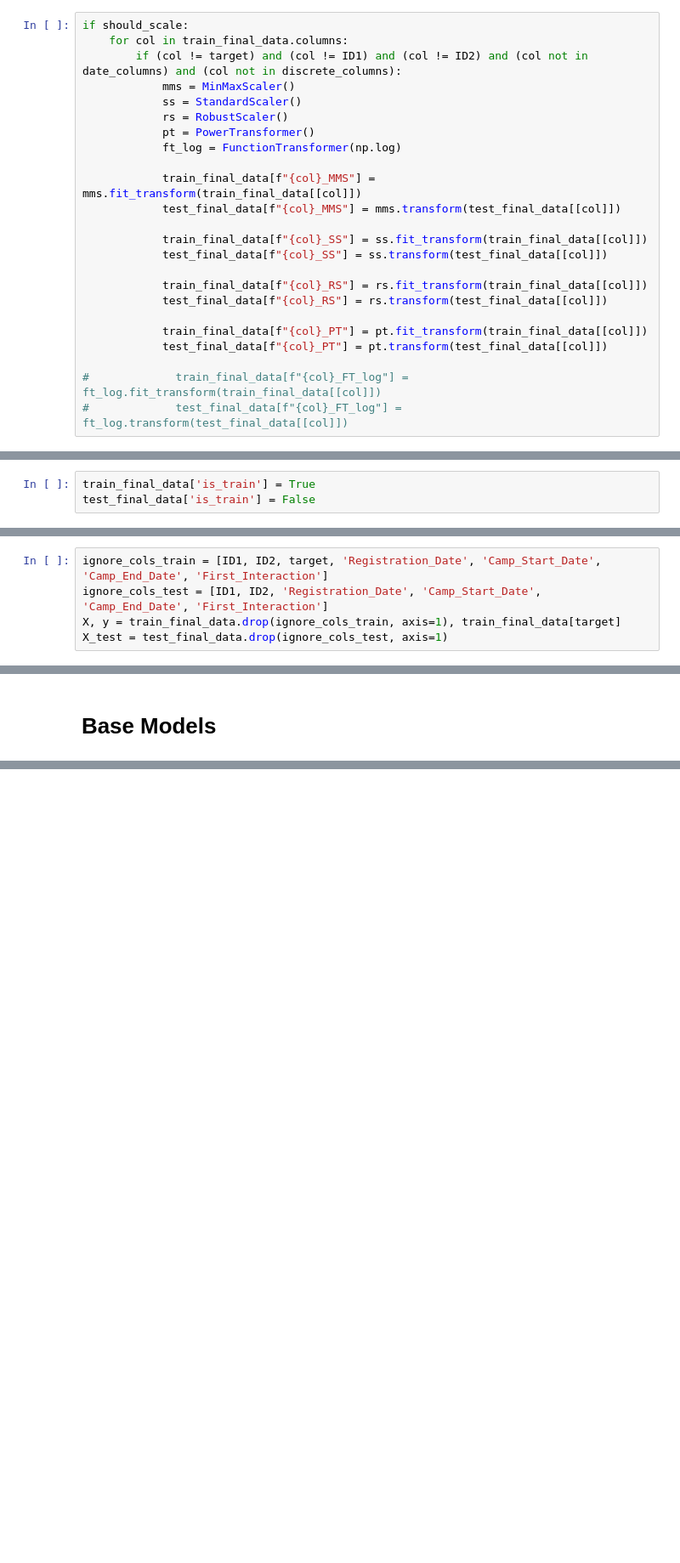
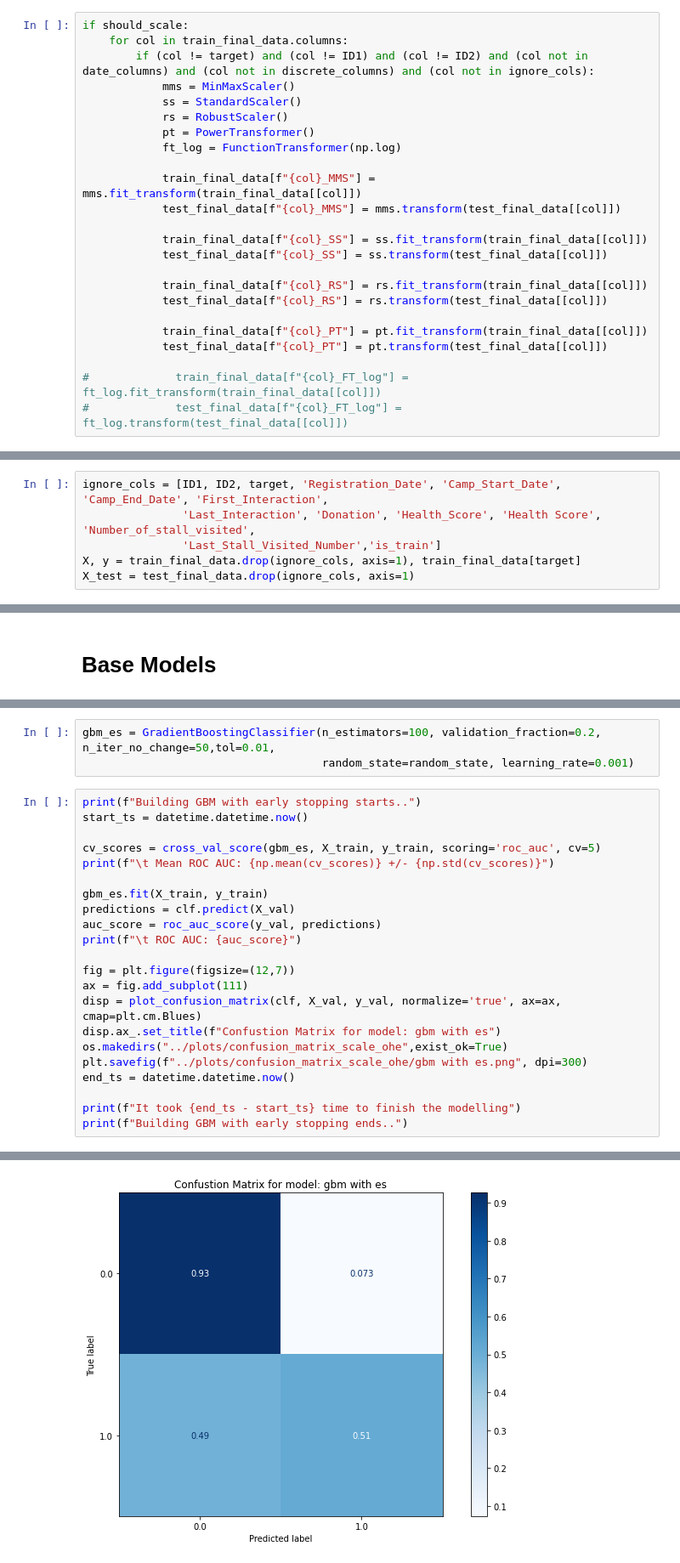
Before and after one commit to teja275/Janatahack-Healthcare-Analytics, a Jupyter notebook: Notebooks/Feature Engineering.ipynb, the cells around one changed output, grey strips where cells are left out. Shown: that part at 85% size. Cells and saved outputs as stored; diff of their text form; blank space fills up the shorter version.

Commit message:
baseline model with feature engg - WIP

```diff
--- a/Notebooks/Feature Engineering.ipynb
+++ b/Notebooks/Feature Engineering.ipynb
@@ -252,7 +252,7 @@ should_scale = True
 # %%
 if should_scale:
     for col in train_final_data.columns:
-        if (col != target) and (col != ID1) and (col != ID2) and (col not in date_columns) and (col not in discrete_columns):
+        if (col != target) and (col != ID1) and (col != ID2) and (col not in date_columns) and (col not in discrete_columns) and (col not in ignore_cols):
             mms = MinMaxScaler()
             ss = StandardScaler()
             rs = RobustScaler()
@@ -275,9 +275,6 @@ if should_scale:
 #             test_final_data[f"{col}_FT_log"] = ft_log.transform(test_final_data[[col]])
 # %% [markdown]
 ## One hot encoding
-# %%
-train_final_data['is_train'] = True
-test_final_data['is_train'] = False
 # %%
 cols_for_ohe = ['Category1', 'Category2', 'City_Type', 'Employer_Category']
 # %%
@@ -288,7 +285,8 @@ test_final_data = pd.concat([test_final_data.drop(cols_for_ohe,axis=1),pd.get_du
 # %%
 from sklearn.model_selection import train_test_split
 # %%
-ignore_cols_train = [ID1, ID2, target, 'Registration_Date', 'Camp_Start_Date', 'Camp_End_Date', 'First_Interaction']
-ignore_cols_test = [ID1, ID2, 'Registration_Date', 'Camp_Start_Date', 'Camp_End_Date', 'First_Interaction']
-X, y = train_final_data.drop(ignore_cols_train, axis=1), train_final_data[target]
-X_test = test_final_data.drop(ignore_cols_test, axis=1)
+ignore_cols = [ID1, ID2, target, 'Registration_Date', 'Camp_Start_Date', 'Camp_End_Date', 'First_Interaction',
+               'Last_Interaction', 'Donation', 'Health_Score', 'Health Score', 'Number_of_stall_visited',
+               'Last_Stall_Visited_Number','is_train']
+X, y = train_final_data.drop(ignore_cols, axis=1), train_final_data[target]
+X_test = test_final_data.drop(ignore_cols, axis=1)
@@ -345,0 +371,26 @@ X.columns
+# %%
+gbm_es = GradientBoostingClassifier(n_estimators=100, validation_fraction=0.2, n_iter_no_change=50,tol=0.01,
+                                    random_state=random_state, learning_rate=0.001)
+# %%
+print(f"Building GBM with early stopping starts..")
+start_ts = datetime.datetime.now()
+
+cv_scores = cross_val_score(gbm_es, X_train, y_train, scoring='roc_auc', cv=5)
+print(f"\t Mean ROC AUC: {np.mean(cv_scores)} +/- {np.std(cv_scores)}")
+
+gbm_es.fit(X_train, y_train)
+predictions = clf.predict(X_val)
+auc_score = roc_auc_score(y_val, predictions)
+print(f"\t ROC AUC: {auc_score}")
+
+fig = plt.figure(figsize=(12,7))
+ax = fig.add_subplot(111)
+disp = plot_confusion_matrix(clf, X_val, y_val, normalize='true', ax=ax, cmap=plt.cm.Blues)
+disp.ax_.set_title(f"Confustion Matrix for model: gbm with es")
+os.makedirs("../plots/confusion_matrix_scale_ohe",exist_ok=True)
+plt.savefig(f"../plots/confusion_matrix_scale_ohe/gbm with es.png", dpi=300)
+end_ts = datetime.datetime.now()
+
+print(f"It took {end_ts - start_ts} time to finish the modelling")
+print(f"Building GBM with early stopping ends..")
+# %% [output]
@@ -345,0 +402 @@ X.columns
+[figure, added]
```
Also changed, not shown: parts of 35 cells of this notebook.
